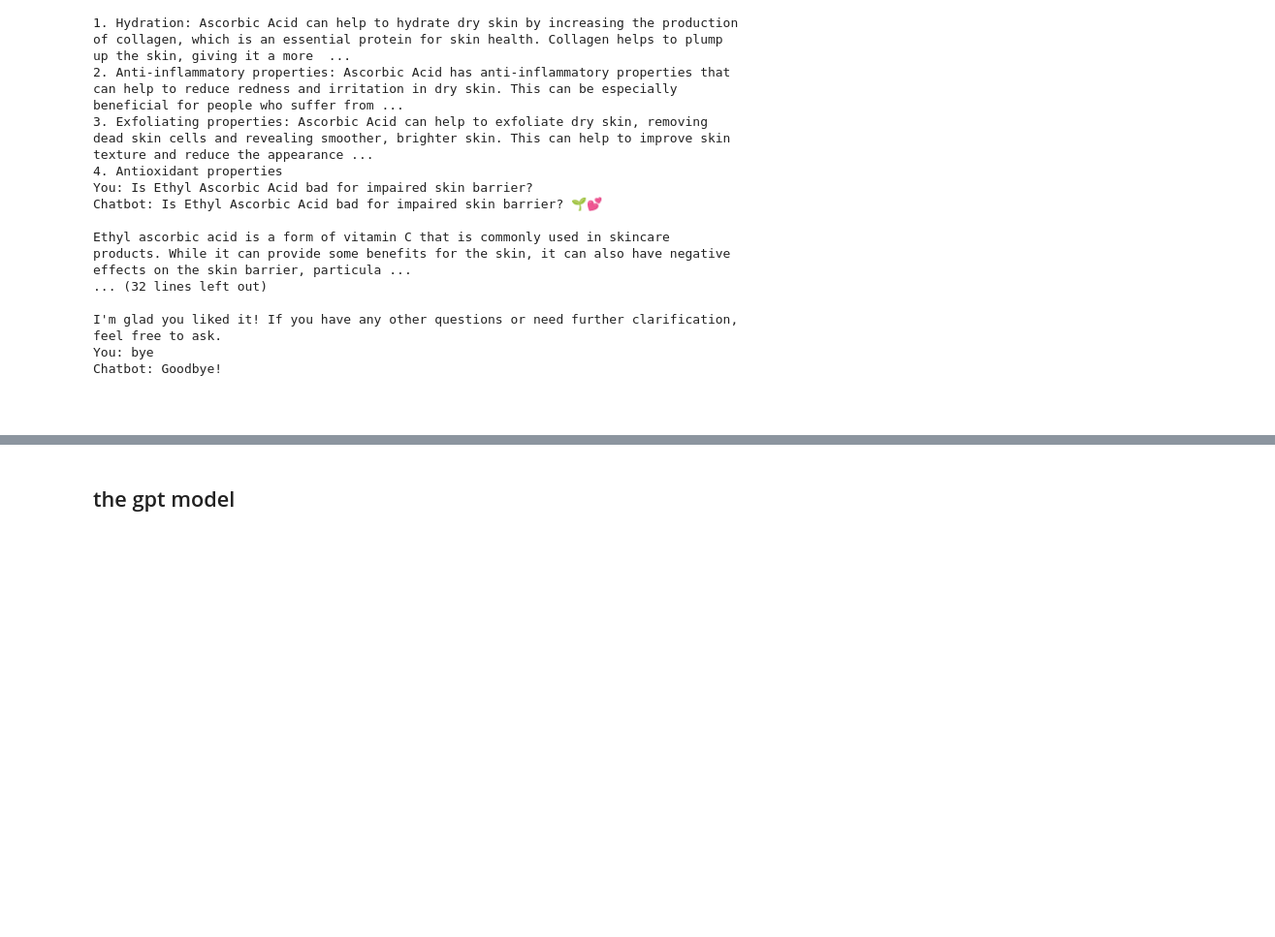
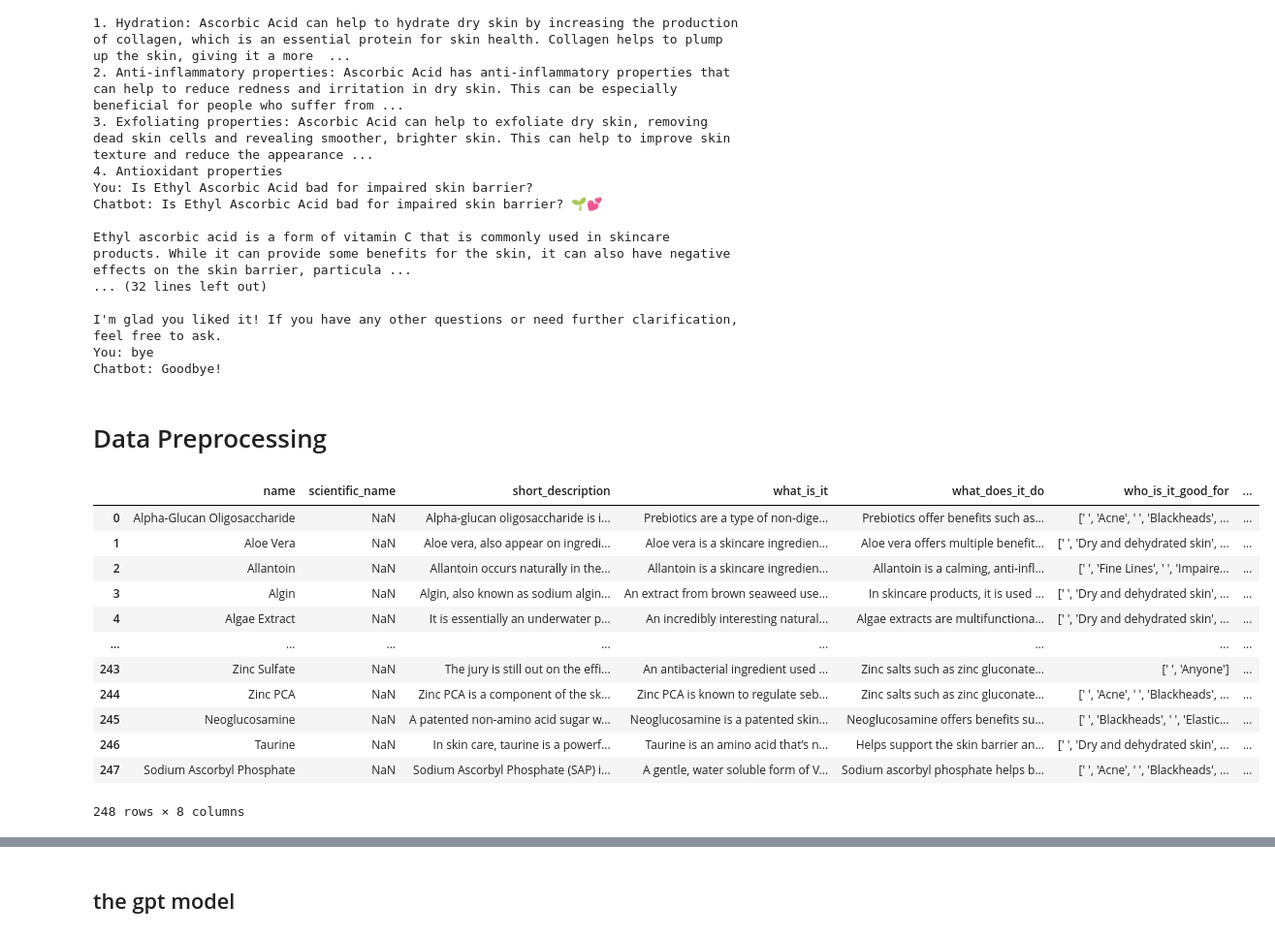
Before and after one commit to sylvia-siqi/IAT360-Skincare-Chatbot, a Jupyter notebook: chatbot.ipynb, the cells around one changed output, grey strips where cells are left out. Shown: that part at 97% size. Saved outputs shown, nothing was run; the diff lists cells and outputs as text; code cells hidden in the pictures; blank space fills up the shorter version.

```diff
--- a/chatbot.ipynb
+++ b/chatbot.ipynb
@@ -146,4 +146,21 @@ I'm glad you liked it! If you have any other questions or need further clarifica
 You: bye
 Chatbot: Goodbye!
 # %% [markdown]
-#
+# Data Preprocessing
+# %%
+df=pd.read_csv('ingredientsList.csv')
+df
+# %% [output]
+|  | name | scientific_name | short_description | what_is_it | what_does_it_do | who_is_it_good_for | ... |
+| 0 | Alpha-Glucan Oligosaccharide | NaN | Alpha-glucan oligosaccharide is i... | Prebiotics are a type of non-dige... | Prebiotics offer benefits such as... | [' ', 'Acne', ' ', 'Blackheads', ... | ... |
+| 1 | Aloe Vera | NaN | Aloe vera, also appear on ingredi... | Aloe vera is a skincare ingredien... | Aloe vera offers multiple benefit... | [' ', 'Dry and dehydrated skin', ... | ... |
+| 2 | Allantoin | NaN | Allantoin occurs naturally in the... | Allantoin is a skincare ingredien... | Allantoin is a calming, anti-infl... | [' ', 'Fine Lines', ' ', 'Impaire... | ... |
+| 3 | Algin | NaN | Algin, also known as sodium algin... | An extract from brown seaweed use... | In skincare products, it is used ... | [' ', 'Dry and dehydrated skin', ... | ... |
+| 4 | Algae Extract | NaN | It is essentially an underwater p... | An incredibly interesting natural... | Algae extracts are multifunctiona... | [' ', 'Dry and dehydrated skin', ... | ... |
+| ... | ... | ... | ... | ... | ... | ... | ... |
+| 243 | Zinc Sulfate | NaN | The jury is still out on the effi... | An antibacterial ingredient used ... | Zinc salts such as zinc gluconate... | [' ', 'Anyone'] | ... |
+| 244 | Zinc PCA | NaN | Zinc PCA is a component of the sk... | Zinc PCA is known to regulate seb... | Zinc salts such as zinc gluconate... | [' ', 'Acne', ' ', 'Blackheads', ... | ... |
+| 245 | Neoglucosamine | NaN | A patented non-amino acid sugar w... | Neoglucosamine is a patented skin... | Neoglucosamine offers benefits su... | [' ', 'Blackheads', ' ', 'Elastic... | ... |
+| 246 | Taurine | NaN | In skin care, taurine is a powerf... | Taurine is an amino acid that’s n... | Helps support the skin barrier an... | [' ', 'Dry and dehydrated skin', ... | ... |
+| 247 | Sodium Ascorbyl Phosphate | NaN | Sodium Ascorbyl Phosphate (SAP) i... | A gentle, water soluble form of V... | Sodium ascorbyl phosphate helps b... | [' ', 'Acne', ' ', 'Blackheads', ... | ... |
+248 rows × 8 columns
```
Also changed, not shown: parts of 1 cell of this notebook.
